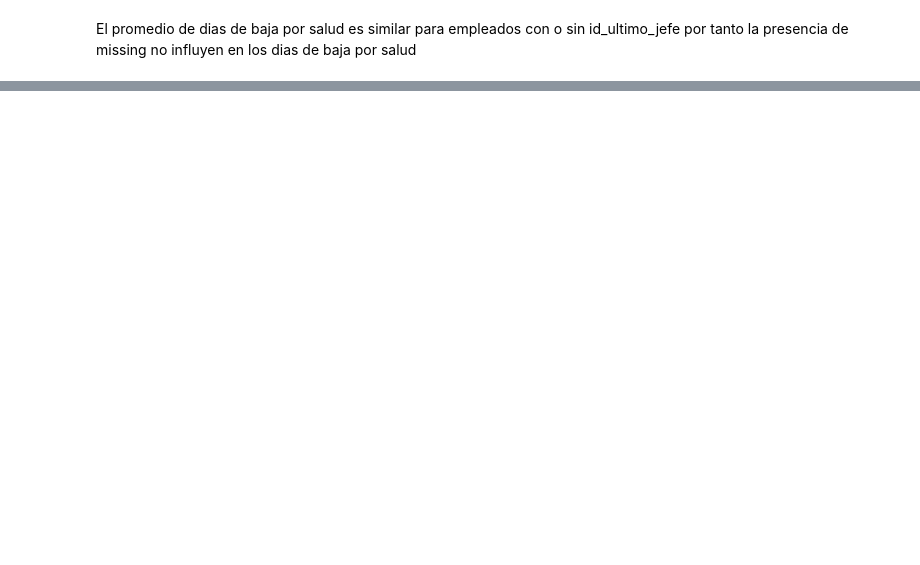
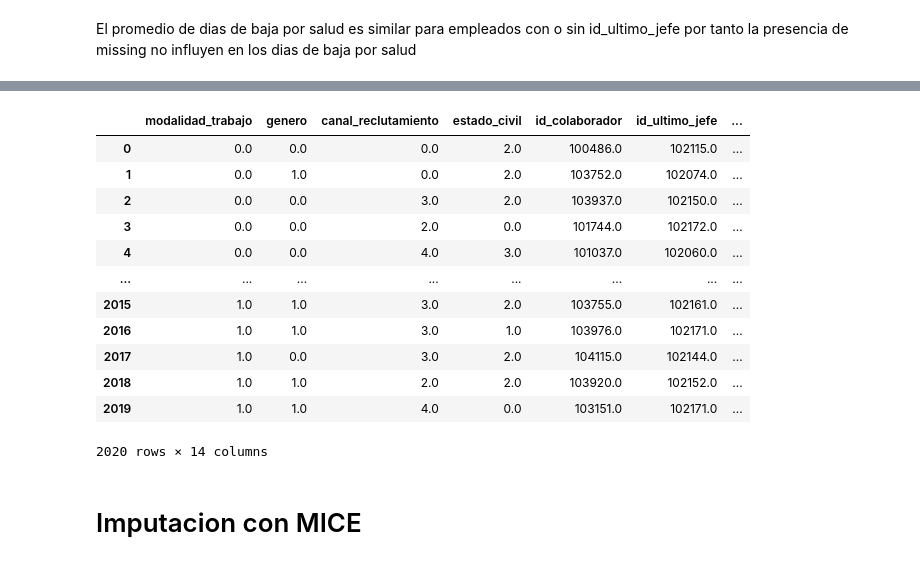
Before and after one commit to Freakscode/hackaton-indra, a Jupyter notebook: Datos_Hackaton/analisis_missing_test.ipynb, the cells around one changed output, grey strips where cells are left out. Saved outputs shown, nothing was run; the diff lists cells and outputs as text; code cells hidden in the pictures; blank space fills up the shorter version.

```diff
--- a/Datos_Hackaton/analisis_missing_test.ipynb
+++ b/Datos_Hackaton/analisis_missing_test.ipynb
@@ -486,0 +277,33 @@ df['id_ultimo_jefe'] = df_jefe['id_ultimo_jefe']
+# %%
+# agregar los nombre originales de cada variable
+# agregar los indices
+
+df_tra = (
+    pd.DataFrame(
+        categorical_transformer.fit_transform(df),
+        columns=categorical_transformer.get_feature_names_out(), # obtener nombres
+        index=df.index   # obtener indices
+    )
+    # eliminar prefijo de las variables
+    .rename(
+        columns=lambda x: x.replace('remainder__', '').replace('ordinalencoder__', '')
+    )
+)
+
+df_tra
+# %% [output]
+|  | modalidad_trabajo | genero | canal_reclutamiento | estado_civil | id_colaborador | id_ultimo_jefe | ... |
+| 0 | 0.0 | 0.0 | 0.0 | 2.0 | 100486.0 | 102115.0 | ... |
+| 1 | 0.0 | 1.0 | 0.0 | 2.0 | 103752.0 | 102074.0 | ... |
+| 2 | 0.0 | 0.0 | 3.0 | 2.0 | 103937.0 | 102150.0 | ... |
+| 3 | 0.0 | 0.0 | 2.0 | 0.0 | 101744.0 | 102172.0 | ... |
+| 4 | 0.0 | 0.0 | 4.0 | 3.0 | 101037.0 | 102060.0 | ... |
+| ... | ... | ... | ... | ... | ... | ... | ... |
+| 2015 | 1.0 | 1.0 | 3.0 | 2.0 | 103755.0 | 102161.0 | ... |
+| 2016 | 1.0 | 1.0 | 3.0 | 1.0 | 103976.0 | 102171.0 | ... |
+| 2017 | 1.0 | 0.0 | 3.0 | 2.0 | 104115.0 | 102144.0 | ... |
+| 2018 | 1.0 | 1.0 | 2.0 | 2.0 | 103920.0 | 102152.0 | ... |
+| 2019 | 1.0 | 1.0 | 4.0 | 0.0 | 103151.0 | 102171.0 | ... |
+2020 rows × 14 columns
+# %% [markdown]
+# Imputacion con MICE
```
Also changed, not shown: parts of 64 cells of this notebook, 5 other files.
